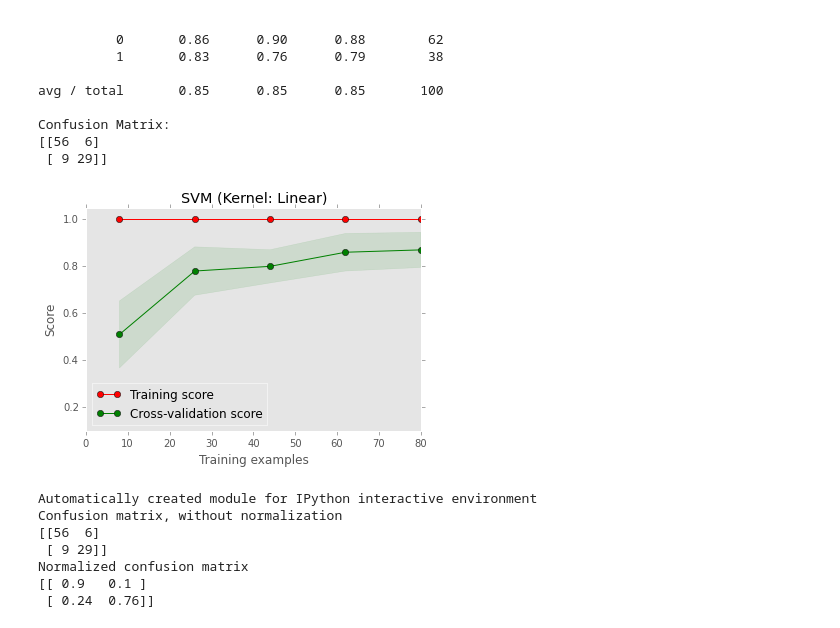
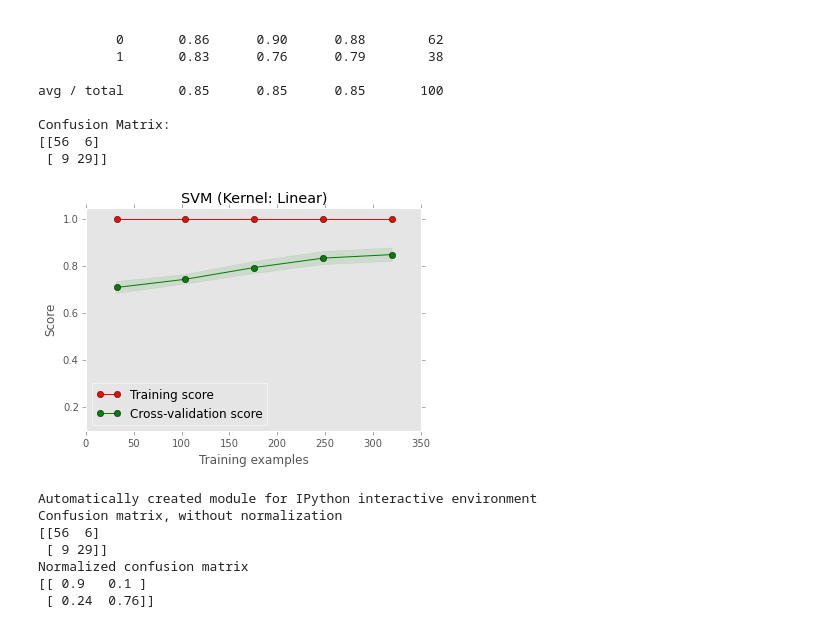
Before and after one commit to oksitosin/Project_McNulty, a Jupyter notebook: project_mcnulty.ipynb, the cells around one changed output. Drawn from its saved outputs; the diff is of its cells as text; code cells hidden in the pictures.

```diff
--- a/project_mcnulty.ipynb
+++ b/project_mcnulty.ipynb
@@ -212,7 +212,7 @@ Confusion Matrix:
  [ 9 29]]
 # %%
 def plot_learning_curve(estimator, title, X, y, ylim=None, cv=None,
-                        n_jobs=1, train_sizes=np.linspace(.1, 1.0, 5)):
+                        n_jobs=1, train_sizes=np.linspace(0.1, 1.0, 5)):
 
     plt.figure()
     plt.title(title)
@@ -242,12 +242,12 @@ def plot_learning_curve(estimator, title, X, y, ylim=None, cv=None,
     return plt
 # %%
 from sklearn.learning_curve import learning_curve
-cv = KFold(len(y_test), 5, shuffle=True, random_state=0)
-plot_learning_curve(svcmodel, 'SVM (Kernel: Linear)', data, target, (0.1, 1.05), cv=cv, n_jobs=4)
+cv = KFold(n=len(data), n_folds=5, shuffle=True, random_state=0)
+plot_learning_curve(svcmodel, 'SVM (Kernel: Linear)', data, target, (0.1, 1.05), cv=cv , n_jobs=4)
 
 plt.show()
 # %% [output]
-[figure, old version]
+[figure, new version]
 # %%
 print(__doc__)
 import matplotlib.pyplot as plt
```
Also changed, not shown: 33 other files.
